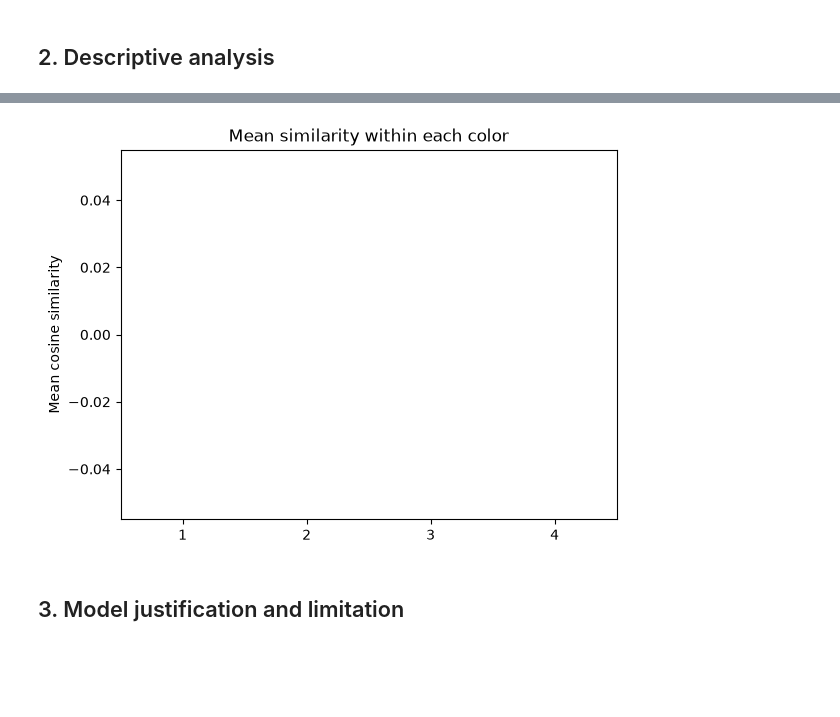
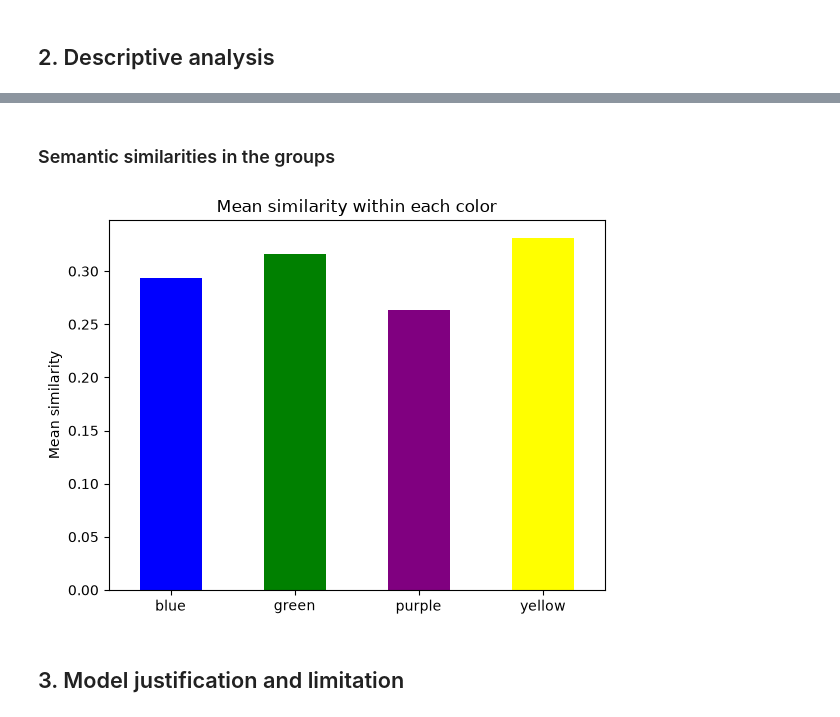
Before and after one commit to Lukeking01/Connections_analysis, a Jupyter notebook: Connections_BERN02.ipynb, the cells around one changed output, grey strips where cells are left out. Saved outputs shown, nothing was run; the diff lists cells and outputs as text; code cells hidden in the pictures; blank space fills up the shorter version.

```diff
--- a/Connections_BERN02.ipynb
+++ b/Connections_BERN02.ipynb
@@ -83,24 +76,26 @@ display(word_counts.sort_values("appearances", ascending=False).head(10))
+# %% [markdown]
+### Semantic similarities in the groups
 # %%
 import pandas as pd
 import matplotlib.pyplot as plt
 
 groups = pd.read_csv("data/semantic_source/semantic_group_statistics.csv")
-
+group_colors = groups["color"].unique()
 mean_sim = groups.groupby("color")["mean_similarity"].mean()
-mean_sim = mean_sim.reindex(["1", "2", "3", "4"])
+mean_sim = mean_sim.reindex(group_colors)
 
 mean_sim.plot(
     kind="bar",
-    color=["gold", "green", "royalblue", "purple"]
+    color=group_colors
 )
 
-plt.ylabel("Mean cosine similarity")
+plt.ylabel("Mean similarity")
 plt.xlabel("")
 plt.title("Mean similarity within each color")
 plt.xticks(rotation=0)
 plt.show()
 # %% [output]
-[figure, old version]
+[figure, new version]
 # %% [markdown]
 ## 3. Model justification and limitation
 # %% [markdown]
```
Also changed, not shown: parts of 11 cells of this notebook, 9 other files.
